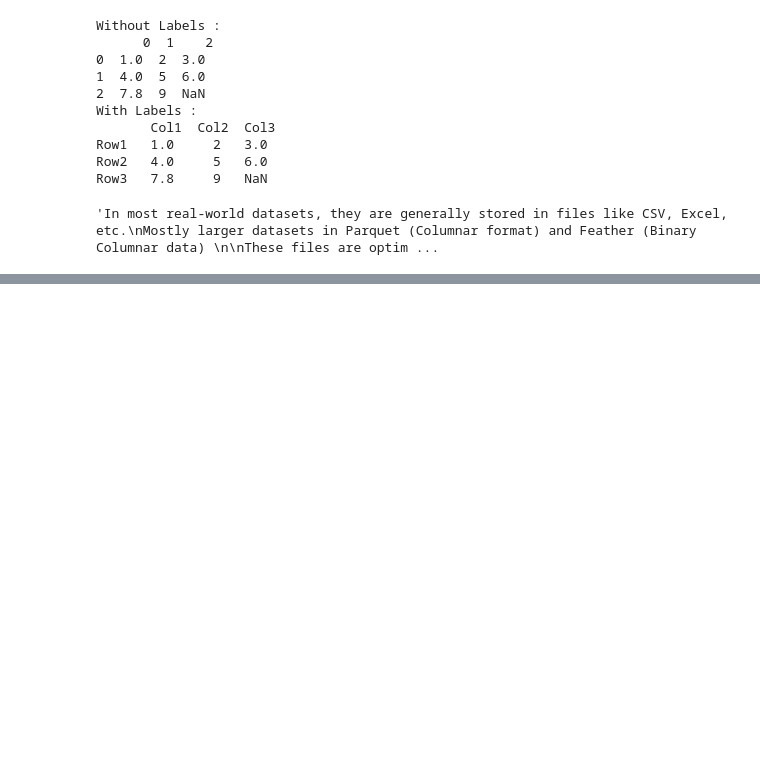
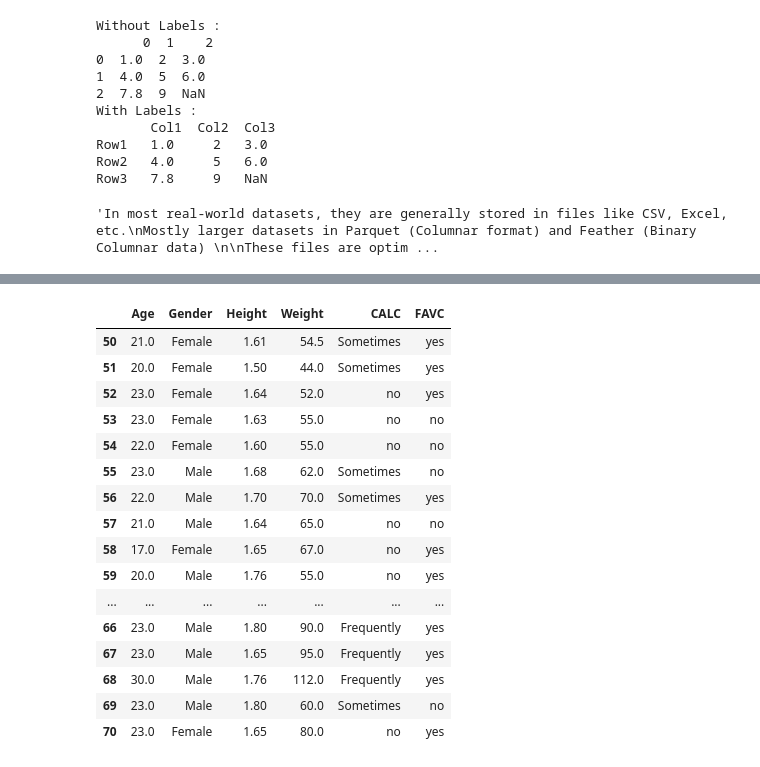
Before and after one commit to LaxmiNarayana31/ml-learning, a Jupyter notebook: Pandas/01.ipynb, the cells around one changed output, grey strips where cells are left out. Cells and saved outputs as stored; diff of their text form; code cells hidden in the pictures; blank space fills up the shorter version.

```diff
--- a/Pandas/01.ipynb
+++ b/Pandas/01.ipynb
@@ -41,3 +44,6 @@ if csv takes 1GB of space, parquet will take around 100-200 MB of space only. xl
 """
 # %% [output]
 'In most real-world datasets, they are generally stored in files like CSV, Excel, etc.\nMostly larger datasets in Parquet (Columnar format) and Feather (Binary Columnar data) \n\nThese files are optim ...
+# %%
+dataset_path = r"C:\Users\Sumit Amit\OneDrive\Desktop\ML_Notebook\dataset\obesity_dataset.csv"
+dataset = pd.read_csv(dataset_path)
@@ -43,0 +127,4 @@ if csv takes 1GB of space, parquet will take around 100-200 MB of space only. xl
+# %%
+# Remove all spaces around column names
+dataset.columns = dataset.columns.str.strip()
+dataset.columns
@@ -43,0 +198,21 @@ if csv takes 1GB of space, parquet will take around 100-200 MB of space only. xl
+# %%
+# To see the specific rows and specific columns
+dataset.loc[50:70, 'Age':'FAVC']
+# %% [output]
+|  | Age | Gender | Height | Weight | CALC | FAVC |
+| 50 | 21.0 | Female | 1.61 | 54.5 | Sometimes | yes |
+| 51 | 20.0 | Female | 1.50 | 44.0 | Sometimes | yes |
+| 52 | 23.0 | Female | 1.64 | 52.0 | no | yes |
+| 53 | 23.0 | Female | 1.63 | 55.0 | no | no |
+| 54 | 22.0 | Female | 1.60 | 55.0 | no | no |
+| 55 | 23.0 | Male | 1.68 | 62.0 | Sometimes | no |
+| 56 | 22.0 | Male | 1.70 | 70.0 | Sometimes | yes |
+| 57 | 21.0 | Male | 1.64 | 65.0 | no | no |
+| 58 | 17.0 | Female | 1.65 | 67.0 | no | yes |
+| 59 | 20.0 | Male | 1.76 | 55.0 | no | yes |
+| ... | ... | ... | ... | ... | ... | ... |
+| 66 | 23.0 | Male | 1.80 | 90.0 | Frequently | yes |
+| 67 | 23.0 | Male | 1.65 | 95.0 | Frequently | yes |
+| 68 | 30.0 | Male | 1.76 | 112.0 | Frequently | yes |
+| 69 | 23.0 | Male | 1.80 | 60.0 | Sometimes | no |
+| 70 | 23.0 | Female | 1.65 | 80.0 | no | yes |
```
Also changed, not shown: parts of 17 cells of this notebook, 2 other files.
